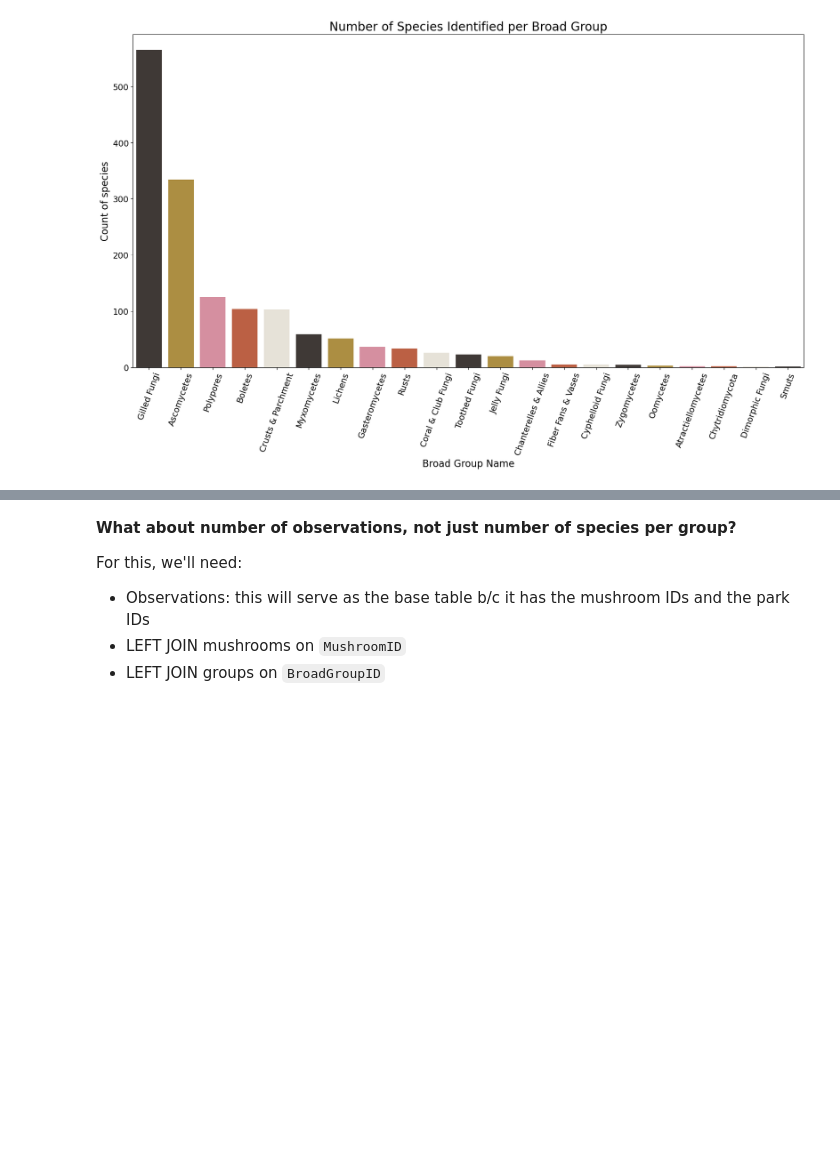
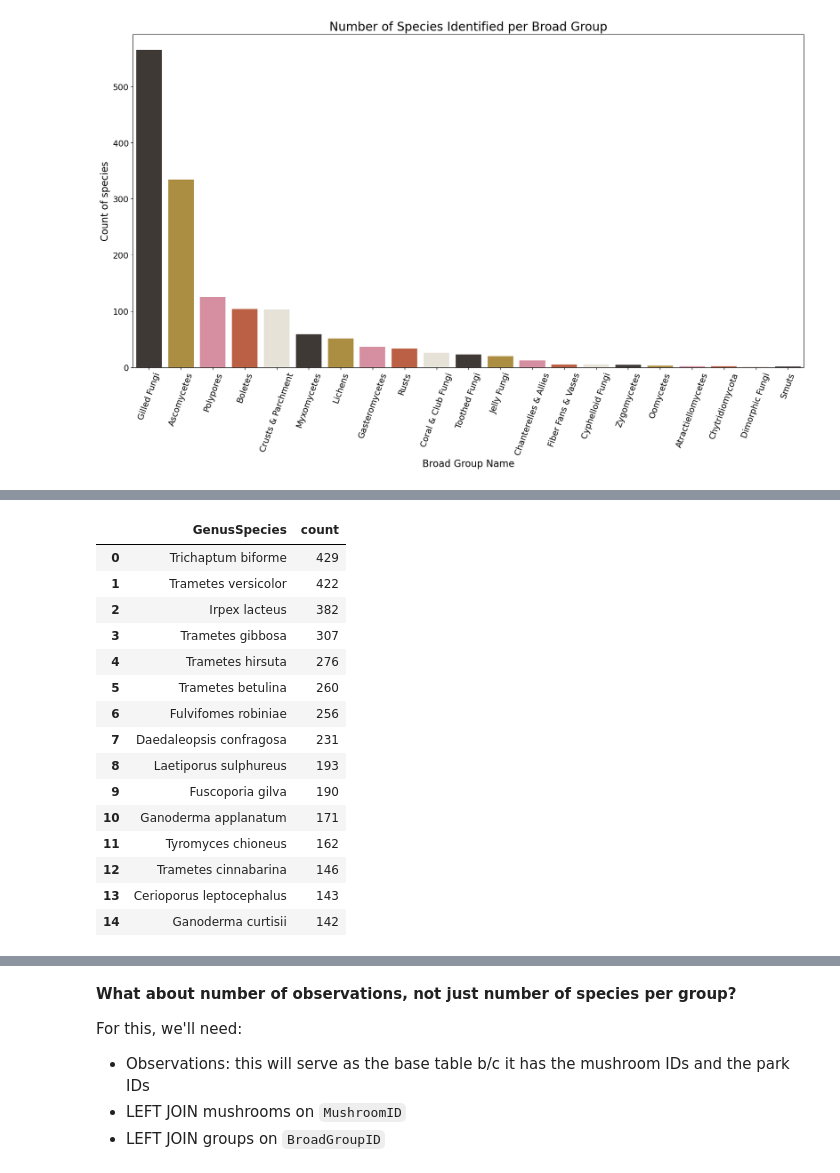
Before and after one commit to newyorkmyc/walks-list, a Jupyter notebook: common_fungi.ipynb, the cells around one changed output, grey strips where cells are left out. Saved outputs shown, nothing was run; the diff lists cells and outputs as text; code cells hidden in the pictures; blank space fills up the shorter version.

```diff
--- a/common_fungi.ipynb
+++ b/common_fungi.ipynb
@@ -67,0 +116,19 @@ plt.savefig('./img/broad_groups_species_counts.png')
+# %%
+pd.DataFrame(specific_group_counts.loc[specific_group_counts['BroadGroupName']=='Polypores']['GenusSpecies'].value_counts().head(15)).reset_index()
+# %% [output]
+|  | GenusSpecies | count |
+| 0 | Trichaptum biforme | 429 |
+| 1 | Trametes versicolor | 422 |
+| 2 | Irpex lacteus | 382 |
+| 3 | Trametes gibbosa | 307 |
+| 4 | Trametes hirsuta | 276 |
+| 5 | Trametes betulina | 260 |
+| 6 | Fulvifomes robiniae | 256 |
+| 7 | Daedaleopsis confragosa | 231 |
+| 8 | Laetiporus sulphureus | 193 |
+| 9 | Fuscoporia gilva | 190 |
+| 10 | Ganoderma applanatum | 171 |
+| 11 | Tyromyces chioneus | 162 |
+| 12 | Trametes cinnabarina | 146 |
+| 13 | Cerioporus leptocephalus | 143 |
+| 14 | Ganoderma curtisii | 142 |
```
Also changed, not shown: parts of 16 cells of this notebook, 3 other files.
